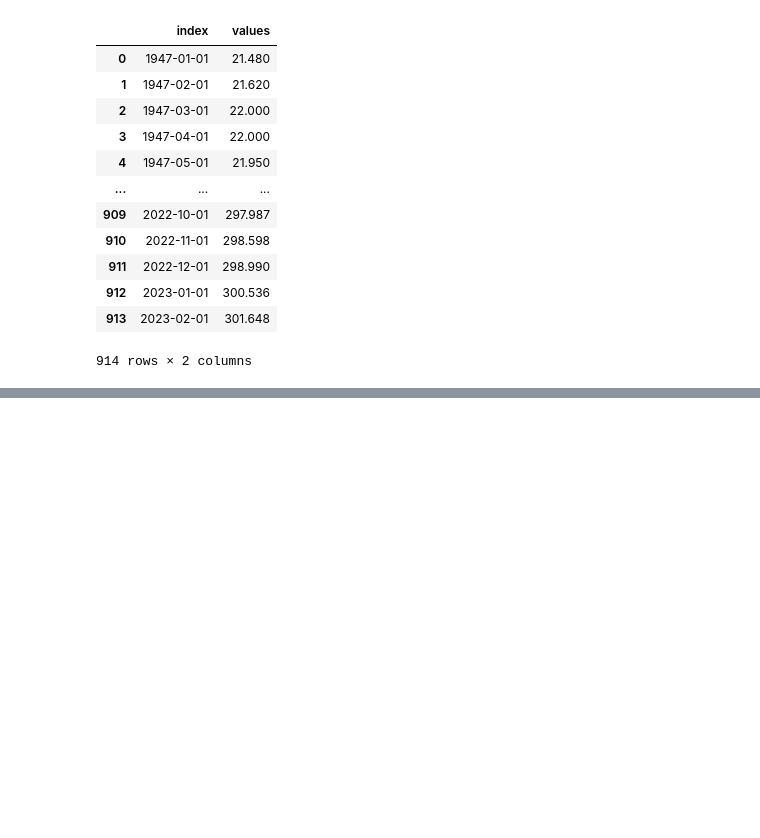
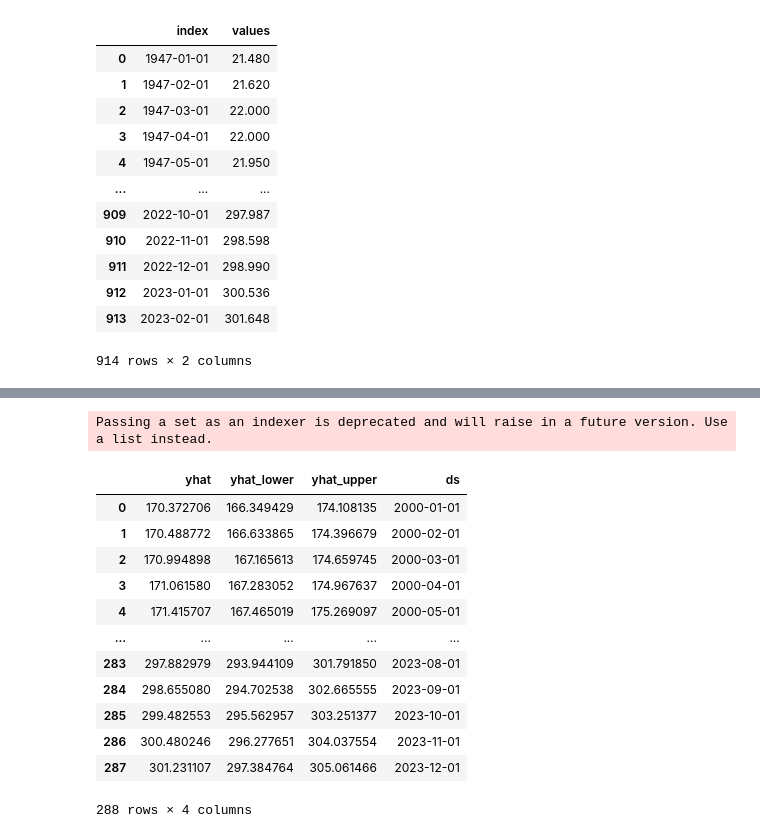
Before and after one commit to KhanDoors/fred, a Jupyter notebook: main.ipynb, the cells around one changed output, grey strips where cells are left out. Drawn from its saved outputs; the diff is of its cells as text; code cells hidden in the pictures; blank space fills up the shorter version.

```diff
--- a/main.ipynb
+++ b/main.ipynb
@@ -86,0 +121,18 @@ ValueError: Mime type rendering requires nbformat>=4.2.0 but it is not installed
+# %%
+result=ml.predict(future)
+result[{'ds', 'yhat', 'yhat_lower', 'yhat_upper'}]
+# %% [output]
+Passing a set as an indexer is deprecated and will raise in a future version. Use a list instead.
+|  | yhat | yhat_lower | yhat_upper | ds |
+| 0 | 170.372706 | 166.349429 | 174.108135 | 2000-01-01 |
+| 1 | 170.488772 | 166.633865 | 174.396679 | 2000-02-01 |
+| 2 | 170.994898 | 167.165613 | 174.659745 | 2000-03-01 |
+| 3 | 171.061580 | 167.283052 | 174.967637 | 2000-04-01 |
+| 4 | 171.415707 | 167.465019 | 175.269097 | 2000-05-01 |
+| ... | ... | ... | ... | ... |
+| 283 | 297.882979 | 293.944109 | 301.791850 | 2023-08-01 |
+| 284 | 298.655080 | 294.702538 | 302.665555 | 2023-09-01 |
+| 285 | 299.482553 | 295.562957 | 303.251377 | 2023-10-01 |
+| 286 | 300.480246 | 296.277651 | 304.037554 | 2023-11-01 |
+| 287 | 301.231107 | 297.384764 | 305.061466 | 2023-12-01 |
+288 rows × 4 columns
```
Also changed, not shown: parts of 7 cells of this notebook, 1 other file.
